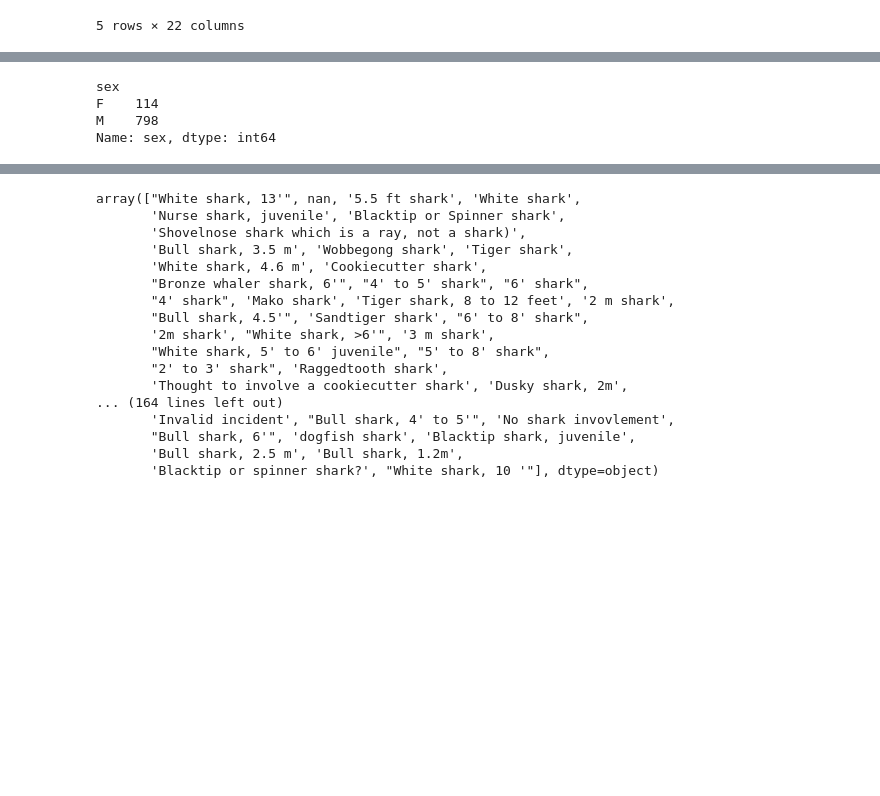
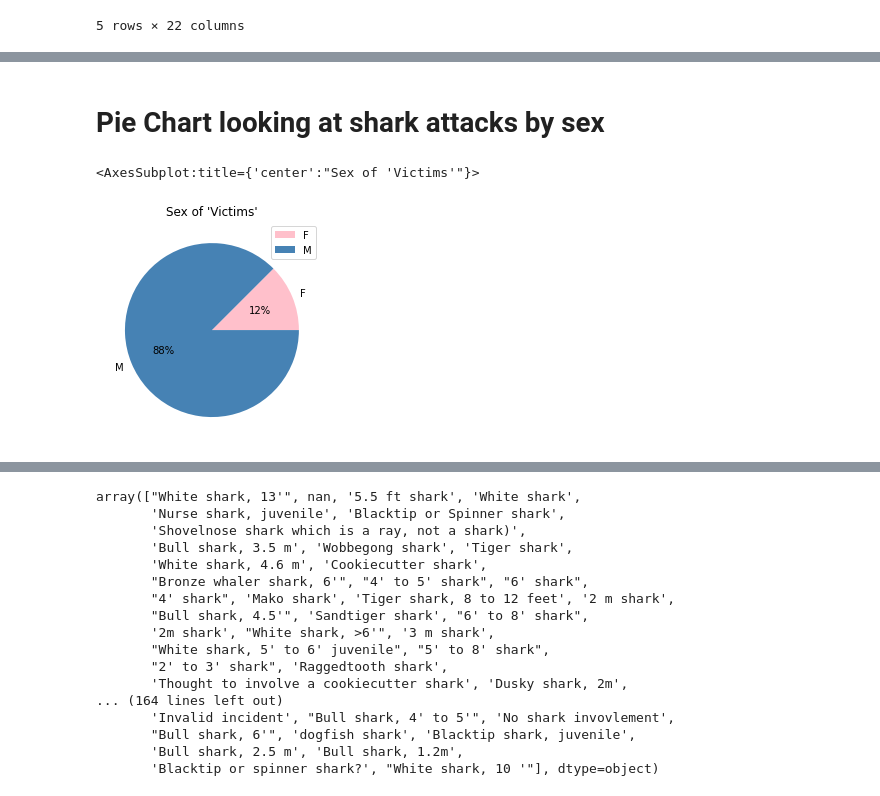
Before and after one commit to JenniferM-BShulyak/shark_attacks, a Jupyter notebook: setup.ipynb, the cells around one changed output, grey strips where cells are left out. Saved outputs shown, nothing was run; the diff lists cells and outputs as text; code cells hidden in the pictures; blank space fills up the shorter version.

Commit message:
Added details to pie chart. Cleaned up species column.

```diff
--- a/setup.ipynb
+++ b/setup.ipynb
@@ -63,12 +64,12 @@ df_cut.head(5)
 | 2 | Swimming | Sawyer Key , Monroe County | F | 2022 | Laceration to leg | 2022.06.29.b | 20h00 | 35.0 | Unprovoked | Florida | ... |
 | 3 | Swimming | Oyster Stacks near Exmouth12h15 | F | 2022 | Minor injury | 2022.06.01 | 12h15 | NaN | Unprovoked | Western Australia | ... |
 | 4 | Swimming | Pororari River | F | 2021 | Laceration to big toe | 2021.12.25 | NaN | 9.0 | Unprovoked | South Island | ... |
-# %%
-df_sex = df_cut.groupby(["sex"])["sex"].count()
-
-df_sex
-# %% [output]
-sex
-F    114
-M    798
-Name: sex, dtype: int64
+# %% [markdown]
+# Pie Chart looking at shark attacks by sex
+# %%
+df_sex = df_cut.groupby(["sex"])["sex"].count()
+colors = ["pink", "steelblue"]
+df_sex.plot(kind="pie", ylabel="", autopct='%1.0f%%', colors=colors, legend=True, title = "Sex of 'Victims'")
+# %% [output]
+<AxesSubplot:title={'center':"Sex of 'Victims'"}>
+[figure, added]
```
Also changed, not shown: parts of 7 cells of this notebook.
